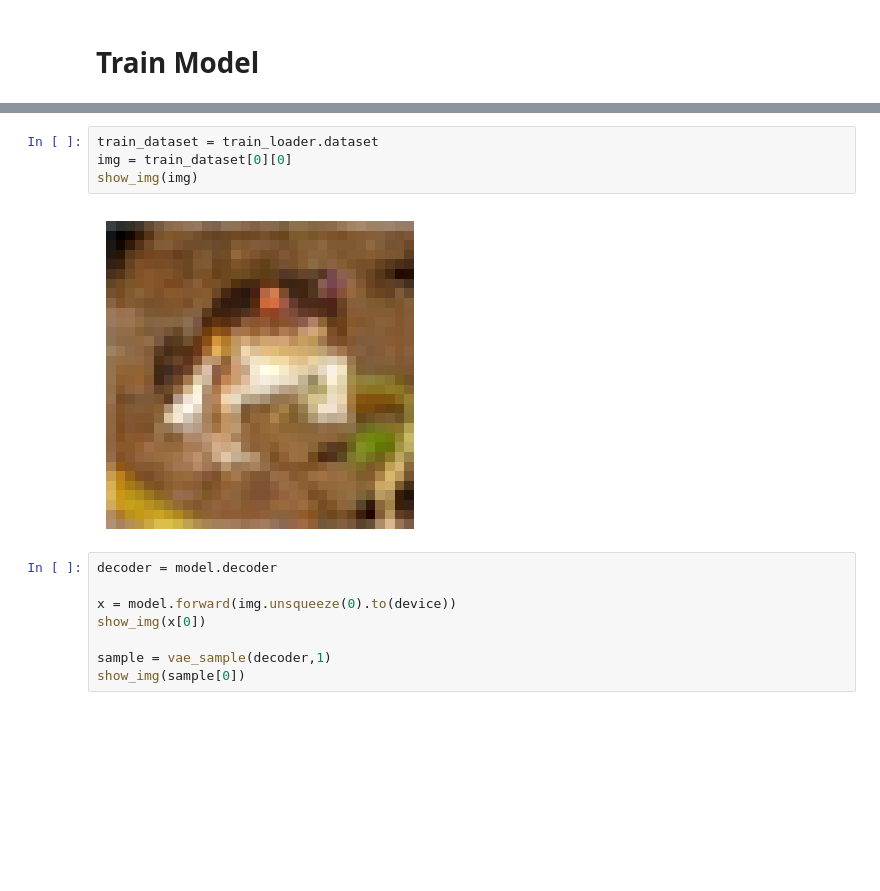
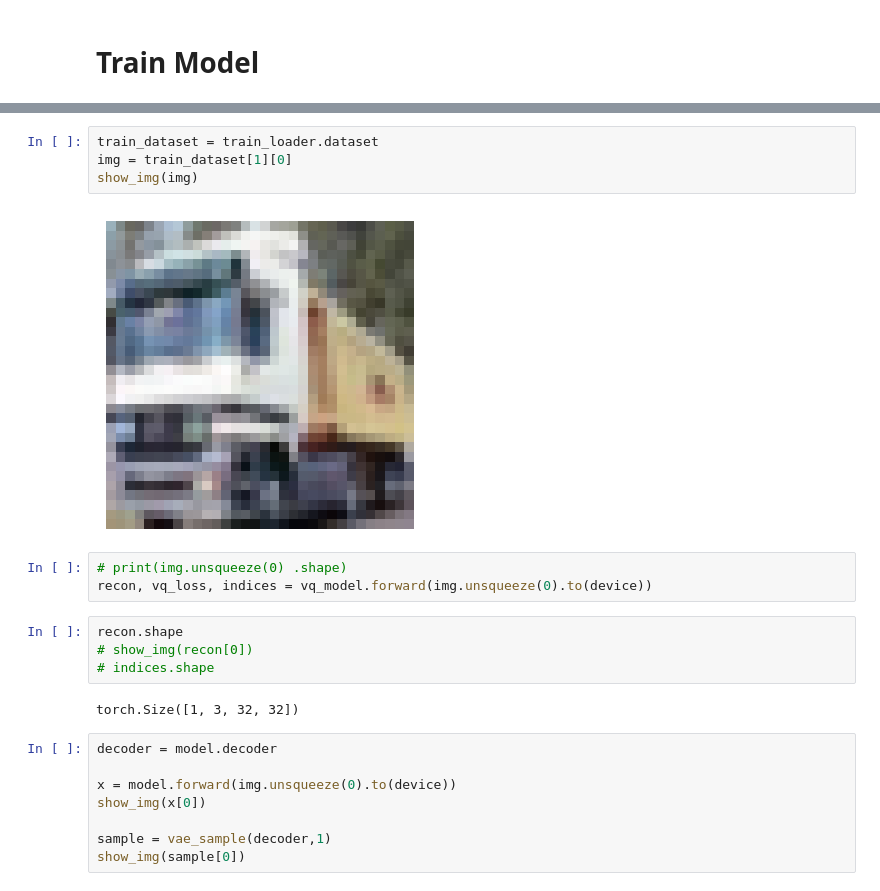
Before and after one commit to azhgh22/Comparative-analysis-of-Generative-models-on-CIFAR-10, a Jupyter notebook: experiments/train_vae.ipynb, the cells around one changed output, grey strips where cells are left out. Saved outputs shown, nothing was run; the diff lists cells and outputs as text; blank space fills up the shorter version.

```diff
--- a/experiments/train_vae.ipynb
+++ b/experiments/train_vae.ipynb
@@ -123,9 +152,18 @@ Checkpoint saved: /content/drive/MyDrive/checkpoints_final/ConvVaeV1/ConvVaeV1_e
 # %%
 train_dataset = train_loader.dataset
-img = train_dataset[0][0]
+img = train_dataset[1][0]
 show_img(img)
 # %% [output]
-[figure, old version]
+[figure, new version]
+# %%
+# print(img.unsqueeze(0) .shape)
+recon, vq_loss, indices = vq_model.forward(img.unsqueeze(0).to(device))
+# %%
+recon.shape
+# show_img(recon[0])
+# indices.shape
+# %% [output]
+torch.Size([1, 3, 32, 32])
 # %%
 decoder = model.decoder
 
```
Also changed, not shown: parts of 8 cells of this notebook.
